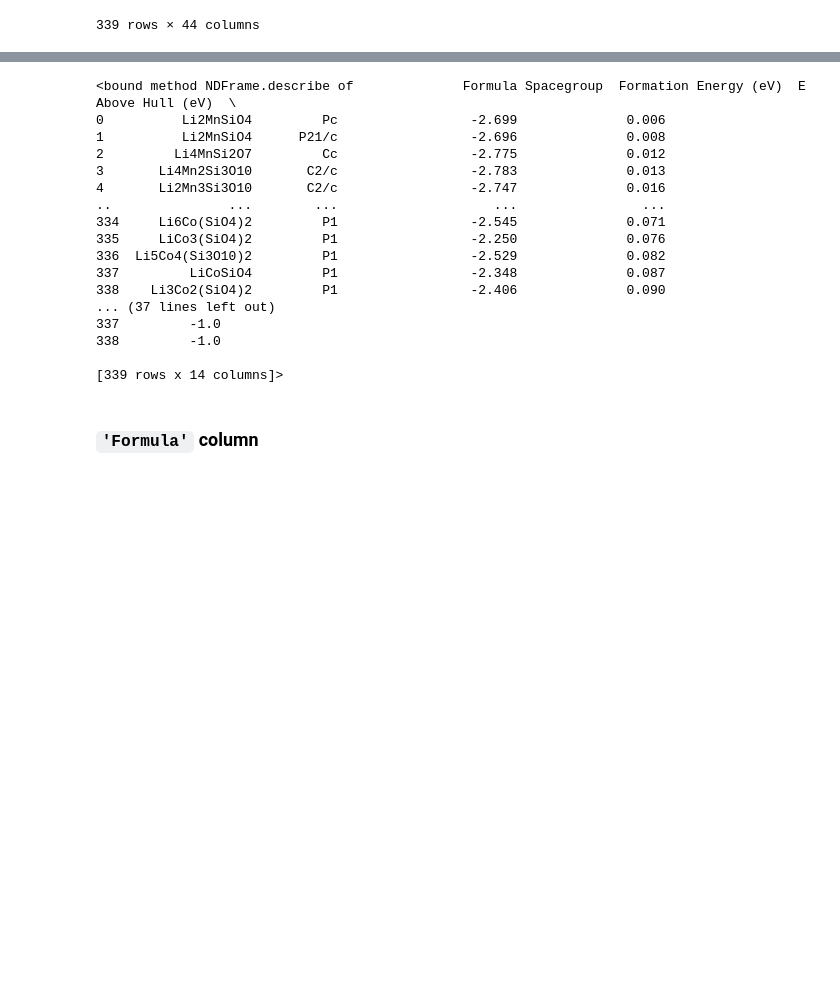
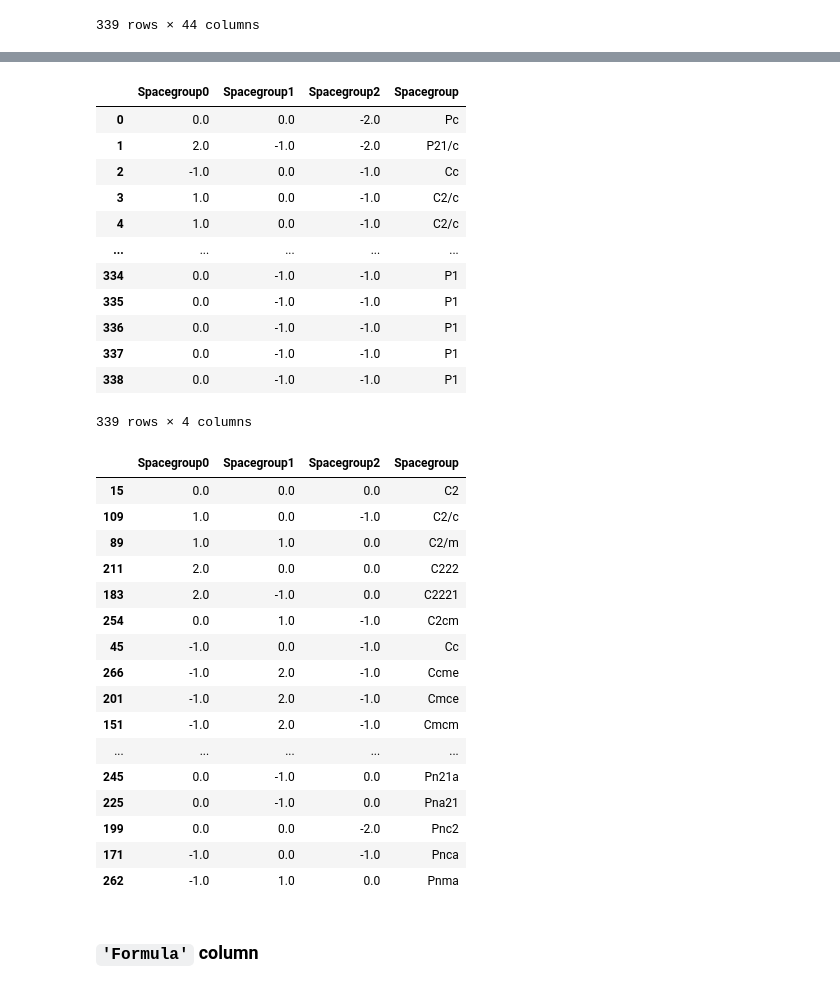
Before and after one commit to cmp-math/PIC-Math-Workshop-on-Data-Science-2022, a Jupyter notebook: CaseStudy_2_Classification.ipynb, the cells around one changed output, grey strips where cells are left out. Drawn from its saved outputs; the diff is of its cells as text; code cells hidden in the pictures; blank space fills up the shorter version.

```diff
--- a/CaseStudy_2_Classification.ipynb
+++ b/CaseStudy_2_Classification.ipynb
@@ -563,24 +523,43 @@ ValueError: ignored
 # %%
 #data.describe
-data['Spacegroup0'].describe()
+data[['Spacegroup0','Spacegroup1','Spacegroup2','Spacegroup']]
 # %% [output]
+|  | Spacegroup0 | Spacegroup1 | Spacegroup2 | Spacegroup |
+| 0 | 0.0 | 0.0 | -2.0 | Pc |
+| 1 | 2.0 | -1.0 | -2.0 | P21/c |
+| 2 | -1.0 | 0.0 | -1.0 | Cc |
+| 3 | 1.0 | 0.0 | -1.0 | C2/c |
+| 4 | 1.0 | 0.0 | -1.0 | C2/c |
+| ... | ... | ... | ... | ... |
+| 334 | 0.0 | -1.0 | -1.0 | P1 |
+| 335 | 0.0 | -1.0 | -1.0 | P1 |
+| 336 | 0.0 | -1.0 | -1.0 | P1 |
+| 337 | 0.0 | -1.0 | -1.0 | P1 |
+| 338 | 0.0 | -1.0 | -1.0 | P1 |
-<bound method NDFrame.describe of              Formula Spacegroup  Formation Energy (eV)  E Above Hull (eV)  \
-0          Li2MnSiO4         Pc                 -2.699              0.006
-1          Li2MnSiO4      P21/c                 -2.696              0.008
-2         Li4MnSi2O7         Cc                 -2.775              0.012
-3       Li4Mn2Si3O10       C2/c                 -2.783              0.013
-4       Li2Mn3Si3O10       C2/c                 -2.747              0.016
-..               ...        ...                    ...                ...
-334     Li6Co(SiO4)2         P1                 -2.545              0.071
-335     LiCo3(SiO4)2         P1                 -2.250              0.076
-336  Li5Co4(Si3O10)2         P1                 -2.529              0.082
-337         LiCoSiO4         P1                 -2.348              0.087
-338    Li3Co2(SiO4)2         P1                 -2.406              0.090
-... (37 lines left out)
-337         -1.0
-338         -1.0
-
-[339 rows x 14 columns]>
+339 rows × 4 columns
+# %%
+df = pd.DataFrame(data,columns=['Spacegroup0','Spacegroup1','Spacegroup2','Spacegroup'])
+
+df_new = df.sort_values(by='Spacegroup',ascending=True)
+df_new.drop_duplicates(subset='Spacegroup')
+# %% [output]
+|  | Spacegroup0 | Spacegroup1 | Spacegroup2 | Spacegroup |
+| 15 | 0.0 | 0.0 | 0.0 | C2 |
+| 109 | 1.0 | 0.0 | -1.0 | C2/c |
+| 89 | 1.0 | 1.0 | 0.0 | C2/m |
+| 211 | 2.0 | 0.0 | 0.0 | C222 |
+| 183 | 2.0 | -1.0 | 0.0 | C2221 |
+| 254 | 0.0 | 1.0 | -1.0 | C2cm |
+| 45 | -1.0 | 0.0 | -1.0 | Cc |
+| 266 | -1.0 | 2.0 | -1.0 | Ccme |
+| 201 | -1.0 | 2.0 | -1.0 | Cmce |
+| 151 | -1.0 | 2.0 | -1.0 | Cmcm |
+| ... | ... | ... | ... | ... |
+| 245 | 0.0 | -1.0 | 0.0 | Pn21a |
+| 225 | 0.0 | -1.0 | 0.0 | Pna21 |
+| 199 | 0.0 | 0.0 | -2.0 | Pnc2 |
+| 171 | -1.0 | 0.0 | -1.0 | Pnca |
+| 262 | -1.0 | 1.0 | 0.0 | Pnma |
 # %% [markdown]
 ### `'Formula'` column
 # %%
```
Also changed, not shown: parts of 21 cells of this notebook.
